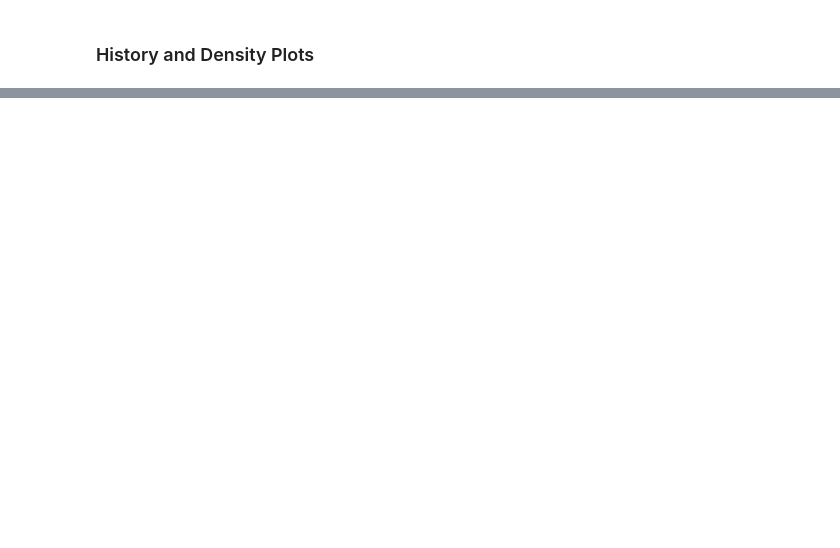
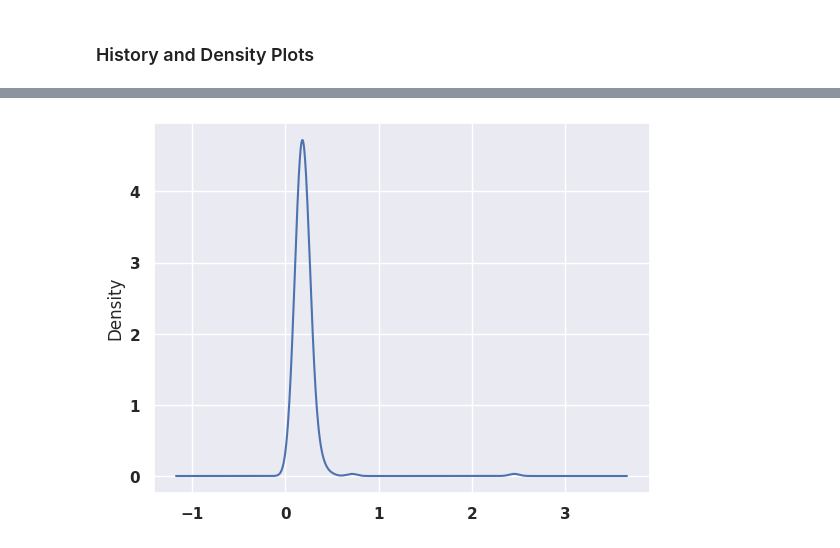
Before and after one commit to emuro/books, a Jupyter notebook: python/pydata-book/ch09_EM.ipynb, the cells around one changed output, grey strips where cells are left out. Saved outputs shown, nothing was run; the diff lists cells and outputs as text; code cells hidden in the pictures; blank space fills up the shorter version.

```diff
--- a/python/pydata-book/ch09_EM.ipynb
+++ b/python/pydata-book/ch09_EM.ipynb
@@ -376,2 +376,7 @@ sns.barplot(x="tip_pct", y="day", data=tips, orient="h", hue="time");
 # %% [markdown]
 ### History and Density Plots
+# %%
+display(tips)
+
+sns.set_theme() # default
+tips["tip_pct"].plot.hist(bins=100);
@@ -377,0 +398,4 @@ sns.barplot(x="tip_pct", y="day", data=tips, orient="h", hue="time");
+# %%
+tips["tip_pct"].plot.density();
+# %% [output]
+[figure, added]
```
Also changed, not shown: parts of 19 cells of this notebook, 1 other file.
